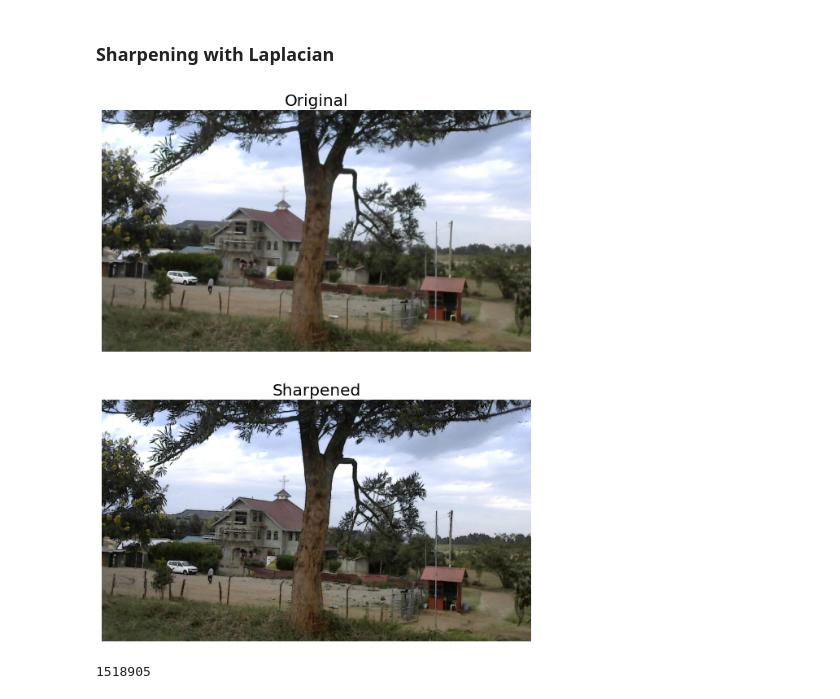
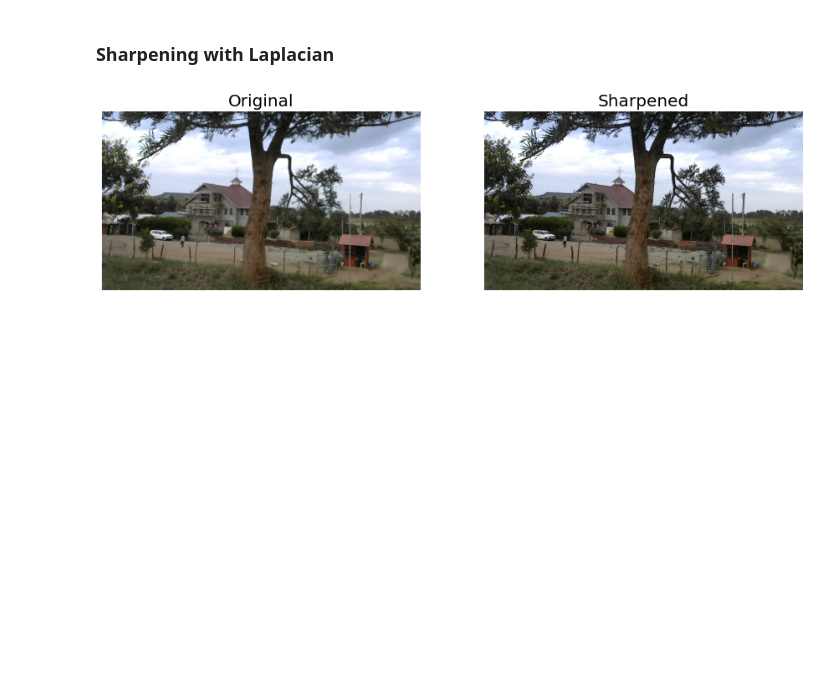
Before and after one commit to kiplimock/image-processing, a Jupyter notebook: tree_data.ipynb, the cells around one changed output. Cells and saved outputs as stored; diff of their text form; code cells hidden in the pictures; blank space fills up the shorter version.

```diff
--- a/tree_data.ipynb
+++ b/tree_data.ipynb
@@ -42,40 +44,36 @@ plt.show()
 im = imread('trees/left_1.png')
 im_r = im[:,:,0]
 im_g = im[:,:,1]
 im_b = im[:,:,2]
 
 
-kernel1 = np.array([[0,1,0],[1,-4,1],[0,1,0]])
-kernel2 = np.array([[1,1,1],[1,-8,1],[1,1,1]])
+kernel1 = np.array([[0,1,0],[1,-4,1],[0,1,0]], np.dtype(np.int32))
+kernel2 = np.array([[1,1,1],[1,-8,1],[1,1,1]], np.dtype(np.int32))
 im_lap_r = signal.convolve2d(im_r, kernel2, mode='same')
 im_lap_g = signal.convolve2d(im_g, kernel2, mode='same')
 im_lap_b = signal.convolve2d(im_b, kernel2, mode='same')
 
 im_lap_r[im_lap_r < 0] = 0
 im_lap_g[im_lap_g < 0] = 0
 im_lap_b[im_lap_b < 0] = 0
 
 im_lap_r = im_lap_r.reshape((720, 1280))
 im_lap_g = im_lap_g.reshape((720, 1280))
 im_lap_b = im_lap_b.reshape((720, 1280))
 
 sharpened_r = im_r - im_lap_r
 sharpened_g = im_g - im_lap_g
 sharpened_b = im_b - im_lap_b
 
 sharpened_r[sharpened_r < 0] = 0
 sharpened_g[sharpened_g < 0] = 0
 sharpened_b[sharpened_b < 0] = 0
 
 sharpened = np.dstack((sharpened_r, sharpened_g, sharpened_b))
 
-plt.figure(figsize=(10, 12))
-plt.subplot(211), plot_image(im, 'Original')
-plt.subplot(212), plot_image(sharpened, 'Sharpened')
+plt.figure(figsize=(15, 7))
+plt.subplot(121), plot_image(im, 'Original')
+plt.subplot(122), plot_image(sharpened, 'Sharpened')
 plt.show()
 # %% [output]
-[figure, old version]
+[figure, new version]
-# %%
-np.count_nonzero(im == sharpened)
-# %% [output]
-1518905
```
Also changed, not shown: parts of 10 cells of this notebook.
